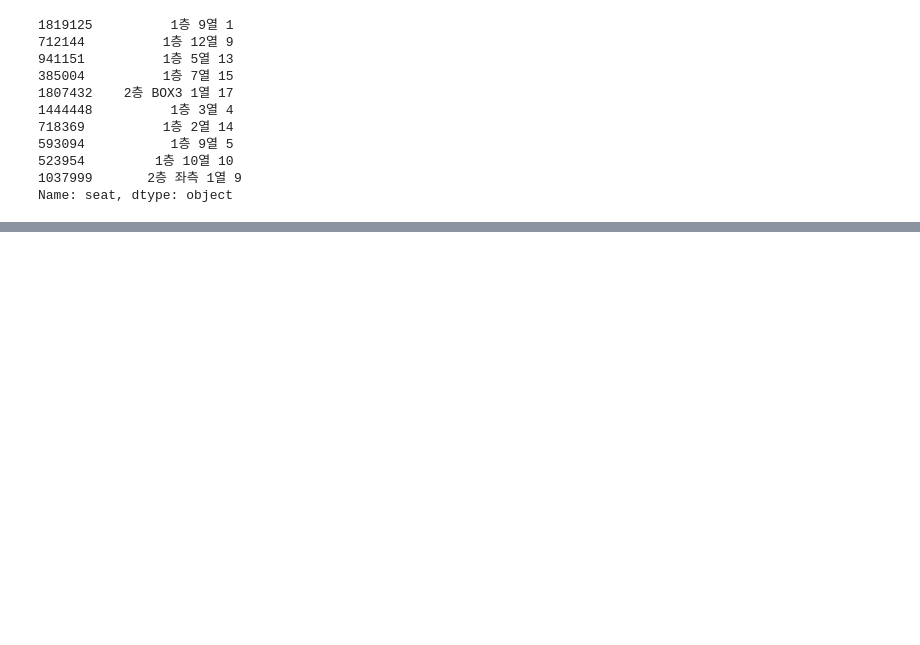
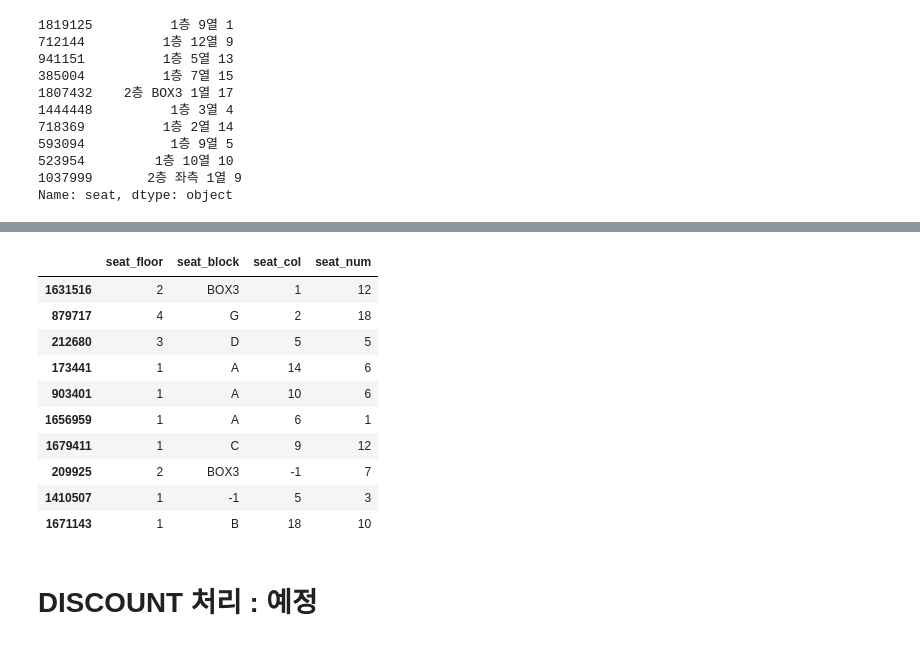
Before and after one commit to Team-HandL/SAC, a Jupyter notebook: seat_discount.ipynb, the cells around one changed output, grey strips where cells are left out. Cells and saved outputs as stored; diff of their text form; code cells hidden in the pictures; blank space fills up the shorter version.

```diff
--- a/seat_discount.ipynb
+++ b/seat_discount.ipynb
@@ -141 +408,15 @@ Name: seat, dtype: object
+# %%
+new_test_df[['seat_floor','seat_block','seat_col','seat_num']].sample(10)
+# %% [output]
+|  | seat_floor | seat_block | seat_col | seat_num |
+| 1631516 | 2 | BOX3 | 1 | 12 |
+| 879717 | 4 | G | 2 | 18 |
+| 212680 | 3 | D | 5 | 5 |
+| 173441 | 1 | A | 14 | 6 |
+| 903401 | 1 | A | 10 | 6 |
+| 1656959 | 1 | A | 6 | 1 |
+| 1679411 | 1 | C | 9 | 12 |
+| 209925 | 2 | BOX3 | -1 | 7 |
+| 1410507 | 1 | -1 | 5 | 3 |
+| 1671143 | 1 | B | 18 | 10 |
 # %%
@@ -142,0 +424,2 @@ Name: seat, dtype: object
+# %% [markdown]
+# DISCOUNT 처리 : 예정
```
Also changed, not shown: parts of 11 cells of this notebook.
